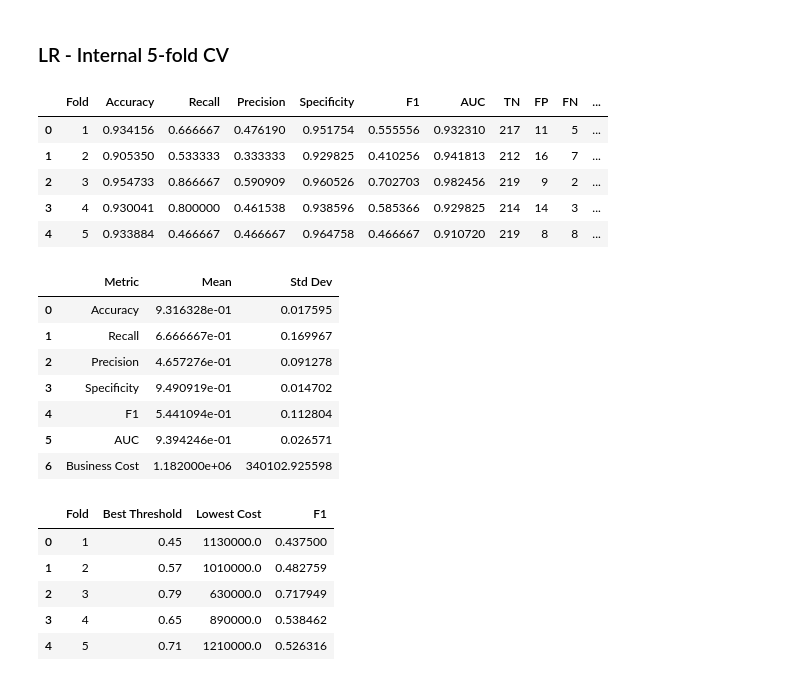
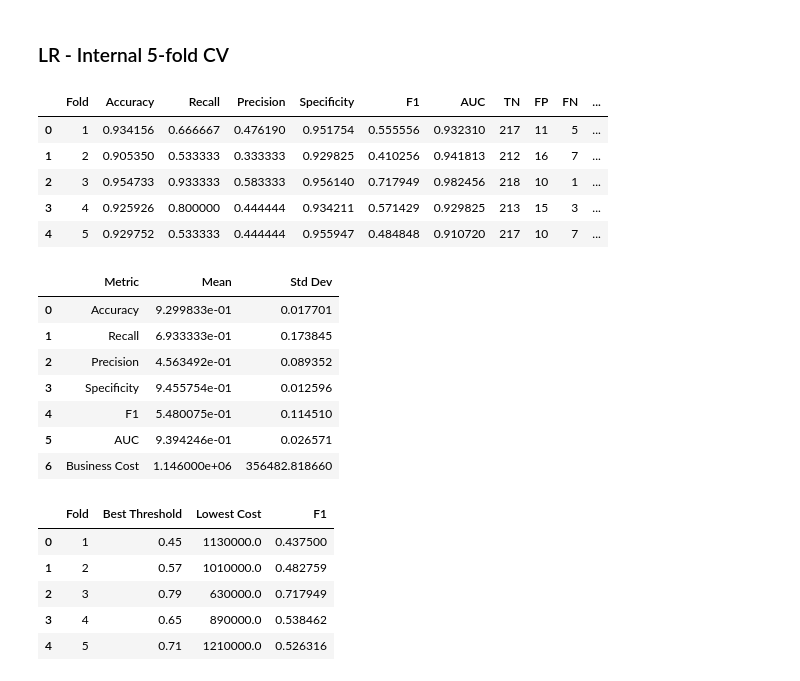
Before and after one commit to oyunmintrio95/Telelogs_RCA, a Jupyter notebook: modeling/FLS6_Hospital.ipynb, the cells around one changed output. Cells and saved outputs as stored; diff of their text form; code cells hidden in the pictures.

Commit message:
Uploading Business cost part

```diff
--- a/modeling/FLS6_Hospital.ipynb
+++ b/modeling/FLS6_Hospital.ipynb
@@ -340,7 +311,7 @@ y = df["readmit"]
 X_train, X_test, y_train, y_test = train_test_split(
     X,
     y,
-    test_size=0.2,
+    test_size=0.3,
     stratify=y,      # important for imbalance
     random_state=42
 )
@@ -398,11 +369,11 @@ log_model = LogisticRegression(
 )
 
 # Fit model
-log_model.fit(X_train_scaled, y_train)
+log_model.fit(X_train, y_train)
 
 # Predictions
-log_preds = log_model.predict(X_test_scaled)
-log_probs = log_model.predict_proba(X_test_scaled)[:, 1]
+log_preds = log_model.predict(X_test)
+log_probs = log_model.predict_proba(X_test)[:, 1]
 
 # AUC
 auc = roc_auc_score(y_test, log_probs)
@@ -882,7 +933,7 @@ cv = StratifiedKFold(
     random_state=42
 )
 
-threshold = 0.80
+threshold = 0.79
 
 # Costs
 FP_COST = 20000
@@ -981,44 +1032,44 @@ summary = pd.DataFrame({
         "Specificity",
         "F1",
         "AUC",
         "Business Cost"
     ],
     "Mean": [
         cv_results["Accuracy"].mean(),
         cv_results["Recall"].mean(),
         cv_results["Precision"].mean(),
         cv_results["Specificity"].mean(),
         cv_results["F1"].mean(),
         cv_results["AUC"].mean(),
         cv_results["Business Cost"].mean()
     ],
     "Std Dev": [
         cv_results["Accuracy"].std(),
         cv_results["Recall"].std(),
         cv_results["Precision"].std(),
         cv_results["Specificity"].std(),
         cv_results["F1"].std(),
         cv_results["AUC"].std(),
         cv_results["Business Cost"].std()
     ]
 })
 
 display(summary)
 # %% [output]
 |  | Fold | Accuracy | Recall | Precision | Specificity | F1 | AUC | TN | FP | FN | ... |
 | 0 | 1 | 0.934156 | 0.666667 | 0.476190 | 0.951754 | 0.555556 | 0.932310 | 217 | 11 | 5 | ... |
 | 1 | 2 | 0.905350 | 0.533333 | 0.333333 | 0.929825 | 0.410256 | 0.941813 | 212 | 16 | 7 | ... |
-| 2 | 3 | 0.954733 | 0.866667 | 0.590909 | 0.960526 | 0.702703 | 0.982456 | 219 | 9 | 2 | ... |
-| 3 | 4 | 0.930041 | 0.800000 | 0.461538 | 0.938596 | 0.585366 | 0.929825 | 214 | 14 | 3 | ... |
-| 4 | 5 | 0.933884 | 0.466667 | 0.466667 | 0.964758 | 0.466667 | 0.910720 | 219 | 8 | 8 | ... |
+| 2 | 3 | 0.954733 | 0.933333 | 0.583333 | 0.956140 | 0.717949 | 0.982456 | 218 | 10 | 1 | ... |
+| 3 | 4 | 0.925926 | 0.800000 | 0.444444 | 0.934211 | 0.571429 | 0.929825 | 213 | 15 | 3 | ... |
+| 4 | 5 | 0.929752 | 0.533333 | 0.444444 | 0.955947 | 0.484848 | 0.910720 | 217 | 10 | 7 | ... |
 |  | Metric | Mean | Std Dev |
-| 0 | Accuracy | 9.316328e-01 | 0.017595 |
-| 1 | Recall | 6.666667e-01 | 0.169967 |
-| 2 | Precision | 4.657276e-01 | 0.091278 |
-| 3 | Specificity | 9.490919e-01 | 0.014702 |
-| 4 | F1 | 5.441094e-01 | 0.112804 |
+| 0 | Accuracy | 9.299833e-01 | 0.017701 |
+| 1 | Recall | 6.933333e-01 | 0.173845 |
+| 2 | Precision | 4.563492e-01 | 0.089352 |
+| 3 | Specificity | 9.455754e-01 | 0.012596 |
+| 4 | F1 | 5.480075e-01 | 0.114510 |
 | 5 | AUC | 9.394246e-01 | 0.026571 |
-| 6 | Business Cost | 1.182000e+06 | 340102.925598 |
+| 6 | Business Cost | 1.146000e+06 | 356482.818660 |
 # %%
 import numpy as np
 import pandas as pd
```
Also changed, not shown: parts of 11 cells of this notebook, 9 other files.
